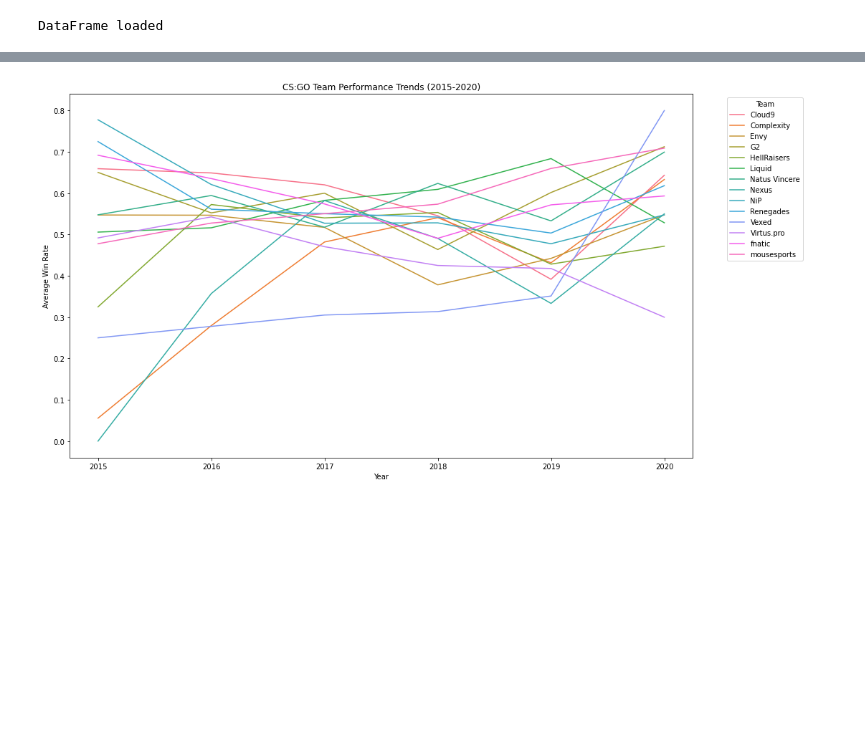
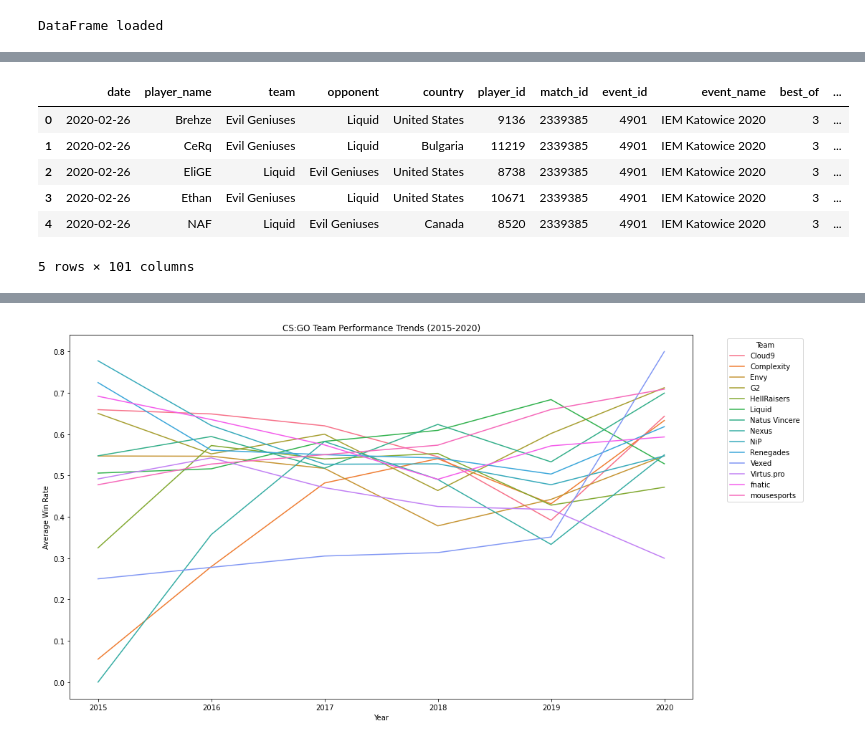
Before and after one commit to saeculumx/DataScienceTool_F23, a Jupyter notebook: project.ipynb, the cells around one changed output, grey strips where cells are left out. Saved outputs shown, nothing was run; the diff lists cells and outputs as text; code cells hidden in the pictures; blank space fills up the shorter version.

```diff
--- a/project.ipynb
+++ b/project.ipynb
@@ -16,0 +45,10 @@ DataFrame loaded
+# %%
+df_player.head()
+# %% [output]
+|  | date | player_name | team | opponent | country | player_id | match_id | event_id | event_name | best_of | ... |
+| 0 | 2020-02-26 | Brehze | Evil Geniuses | Liquid | United States | 9136 | 2339385 | 4901 | IEM Katowice 2020 | 3 | ... |
+| 1 | 2020-02-26 | CeRq | Evil Geniuses | Liquid | Bulgaria | 11219 | 2339385 | 4901 | IEM Katowice 2020 | 3 | ... |
+| 2 | 2020-02-26 | EliGE | Liquid | Evil Geniuses | United States | 8738 | 2339385 | 4901 | IEM Katowice 2020 | 3 | ... |
+| 3 | 2020-02-26 | Ethan | Evil Geniuses | Liquid | United States | 10671 | 2339385 | 4901 | IEM Katowice 2020 | 3 | ... |
+| 4 | 2020-02-26 | NAF | Liquid | Evil Geniuses | Canada | 8520 | 2339385 | 4901 | IEM Katowice 2020 | 3 | ... |
+5 rows × 101 columns
```
Also changed, not shown: parts of 11 cells of this notebook.
